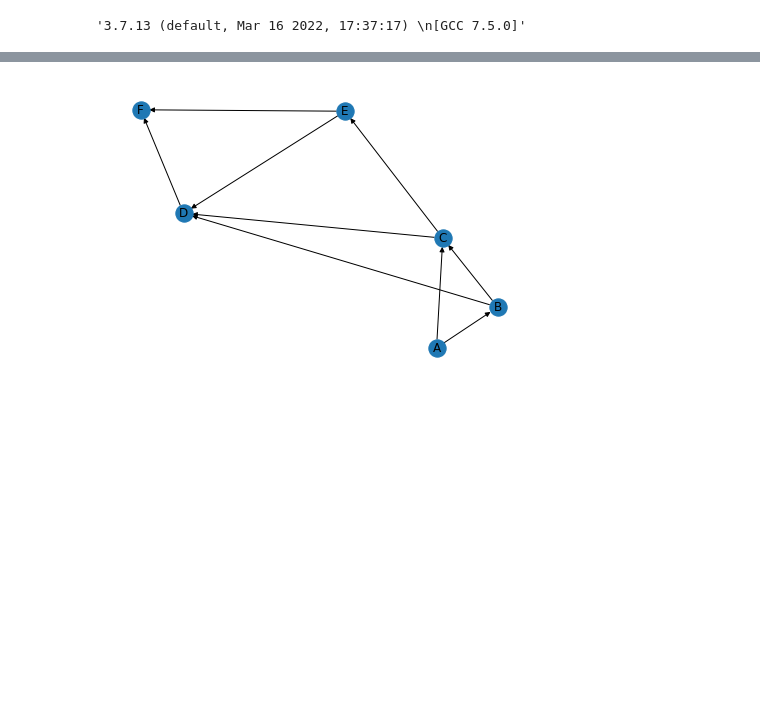
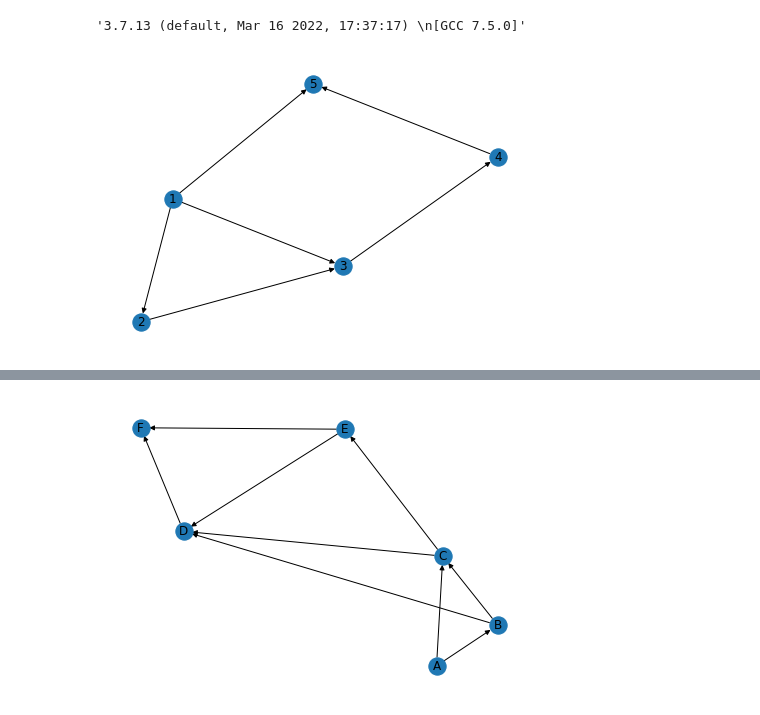
Before and after one commit to loosak/pysnippets, a Jupyter notebook: Graphs.ipynb, the cells around one changed output, grey strips where cells are left out. Drawn from its saved outputs; the diff is of its cells as text; code cells hidden in the pictures; blank space fills up the shorter version.

```diff
--- a/Graphs.ipynb
+++ b/Graphs.ipynb
@@ -9,3 +34,16 @@ import sys
 sys.version
 # %% [output]
 '3.7.13 (default, Mar 16 2022, 17:37:17) \n[GCC 7.5.0]'
+# %%
+import networkx as nx
+
+Graph = nx.Graph()
+Nodes = range(1,5)
+Edges = [(1,2), (2,3), (3,4), (4,5), (1,3), (1,5)]
+
+Graph.add_nodes_from(Nodes)
+Graph.add_edges_from(Edges)
+
+nx.draw(Graph, with_labels=True, arrows=True)
+# %% [output]
+[figure, added]
```
Also changed, not shown: parts of 4 cells of this notebook.
